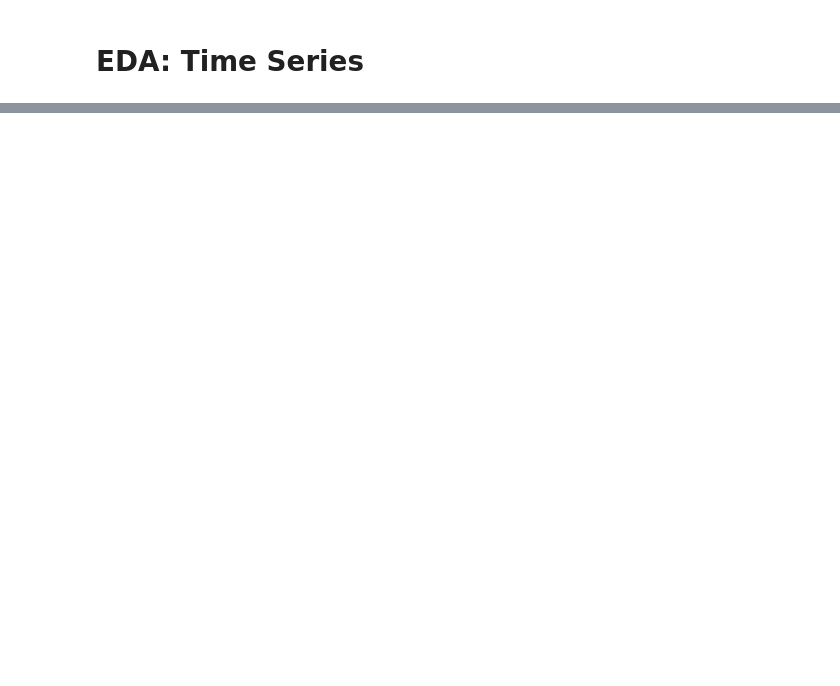
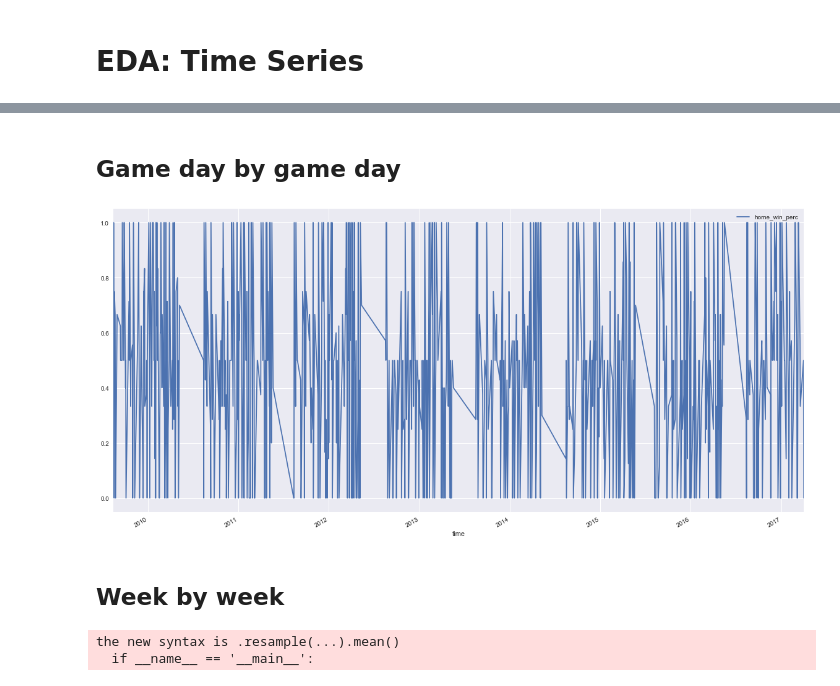
Before and after one commit to augusteby/soccerprediction, a Jupyter notebook: England/exploratory_data_analysis/eda_time_series.ipynb, the cells around one changed output, grey strips where cells are left out. Drawn from its saved outputs; the diff is of its cells as text; code cells hidden in the pictures; blank space fills up the shorter version.

```diff
--- a/England/exploratory_data_analysis/eda_time_series.ipynb
+++ b/England/exploratory_data_analysis/eda_time_series.ipynb
@@ -40,0 +90,15 @@ dtype: object
+# %% [markdown]
+## Game day by game day
+# %%
+fig,ax=plt.subplots(figsize=(20,10))
+perc_home_win_vs_time_df.plot(ax=ax)
+plt.show()
+# %% [output]
+[figure, added]
+# %% [markdown]
+## Week by week
+# %%
+week_by_week=perc_home_win_vs_time_df.resample('W', how='mean')
+# %% [output]
+the new syntax is .resample(...).mean()
+  if __name__ == '__main__':
```
Also changed, not shown: parts of 14 cells of this notebook, 6 other files.
